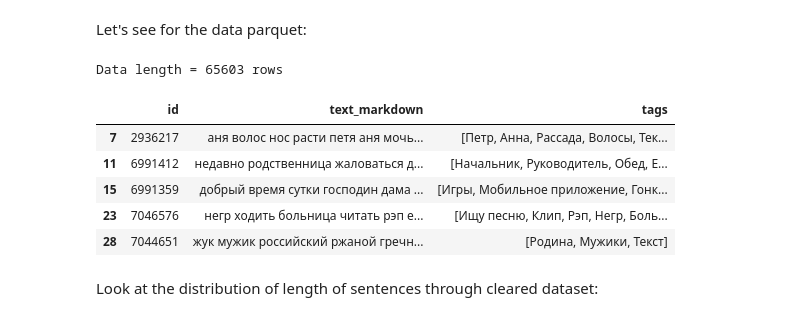
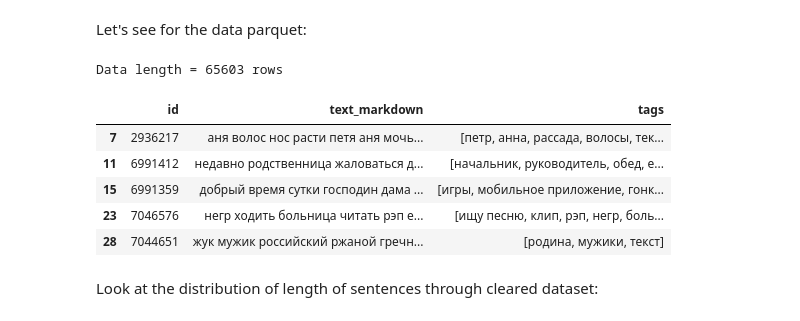
Before and after one commit to zhursvlevy/PostProcessor, a Jupyter notebook: notebooks/topic tagging/2. Dataset_processing.ipynb, the cells around one changed output. Drawn from its saved outputs; the diff is of its cells as text; code cells hidden in the pictures.

Commit message:
data processing bugfix

```diff
--- a/notebooks/topic tagging/2. Dataset_processing.ipynb
+++ b/notebooks/topic tagging/2. Dataset_processing.ipynb
@@ -38,16 +38,17 @@ Let's see for the data parquet:
 # %%
 data = data[data['text_markdown'] != ''] # delete posts without text inside
 data = data[['id', 'text_markdown', 'tags']] # taking the most interesting parts for our task
+lower_tags(data)
 print('Data length =', len(data), 'rows')
 data.head(5)
 # %% [output]
 Data length = 65603 rows
 |  | id | text_markdown | tags |
-| 7 | 2936217 | аня волос нос расти петя аня мочь... | [Петр, Анна, Рассада, Волосы, Тек... |
-| 11 | 6991412 | недавно родственница жаловаться д... | [Начальник, Руководитель, Обед, Е... |
-| 15 | 6991359 | добрый время сутки господин дама ... | [Игры, Мобильное приложение, Гонк... |
-| 23 | 7046576 | негр ходить больница читать рэп е... | [Ищу песню, Клип, Рэп, Негр, Боль... |
-| 28 | 7044651 | жук мужик российский ржаной гречн... | [Родина, Мужики, Текст] |
+| 7 | 2936217 | аня волос нос расти петя аня мочь... | [петр, анна, рассада, волосы, тек... |
+| 11 | 6991412 | недавно родственница жаловаться д... | [начальник, руководитель, обед, е... |
+| 15 | 6991359 | добрый время сутки господин дама ... | [игры, мобильное приложение, гонк... |
+| 23 | 7046576 | негр ходить больница читать рэп е... | [ищу песню, клип, рэп, негр, боль... |
+| 28 | 7044651 | жук мужик российский ржаной гречн... | [родина, мужики, текст] |
 # %% [markdown]
 Look at the distribution of length of sentences through cleared dataset:
 # %%
```
Also changed, not shown: parts of 4 cells of this notebook, 1 other file.
